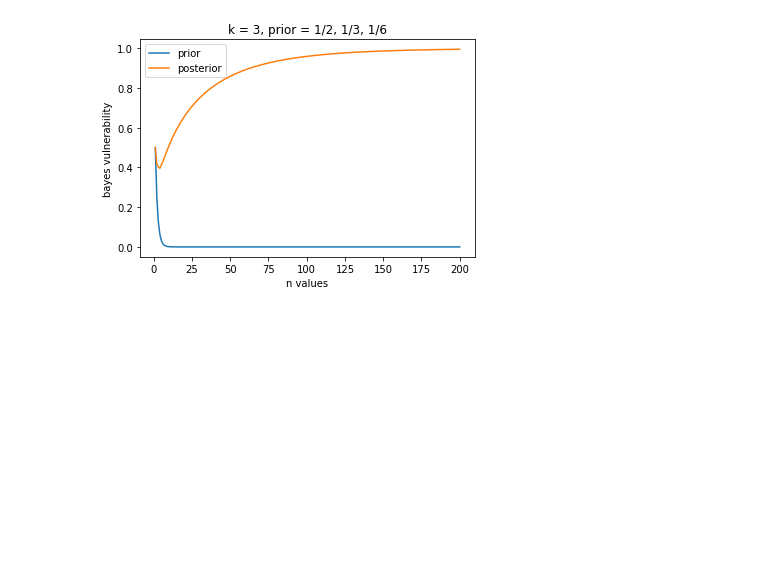
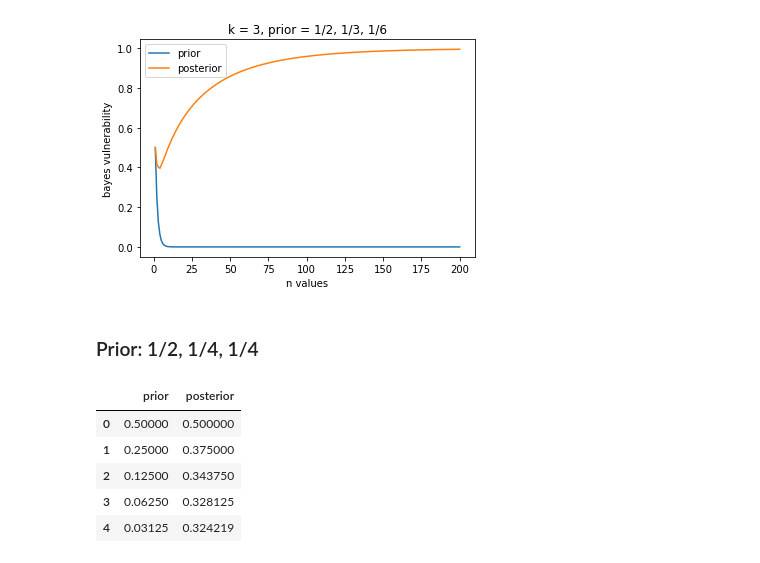
Before and after one commit to majk12/pbv, a Jupyter notebook: post_bayes_vuln_k3.ipynb, the cells around one changed output. Saved outputs shown, nothing was run; the diff lists cells and outputs as text; code cells hidden in the pictures; blank space fills up the shorter version.

```diff
--- a/post_bayes_vuln_k3.ipynb
+++ b/post_bayes_vuln_k3.ipynb
@@ -228,3 +228,5 @@ plt.legend()
 plt.show()
 # %% [output]
 [figure]
+# %% [markdown]
+### Prior: 1/2, 1/4, 1/4
@@ -230,0 +235,19 @@ plt.show()
+# %%
+post_bayes_vs = []
+prior_bayes_vs = []
+for i in range(range_max):
+    post_bayes_vs.append(nonuni_post_bayes_vuln(i+1, k, probs_two_equal))
+    prior_bayes_vs.append(prior_bayes_vuln(i+1, probs_two_equal))
+bayes_vuln_df = pd.DataFrame(
+    {'prior':prior_bayes_vs,
+     'posterior':post_bayes_vs
+    }
+)
+bayes_vuln_df.head()
+# %% [output]
+|  | prior | posterior |
+| 0 | 0.50000 | 0.500000 |
+| 1 | 0.25000 | 0.375000 |
+| 2 | 0.12500 | 0.343750 |
+| 3 | 0.06250 | 0.328125 |
+| 4 | 0.03125 | 0.324219 |
```
Also changed, not shown: parts of 8 cells of this notebook.
